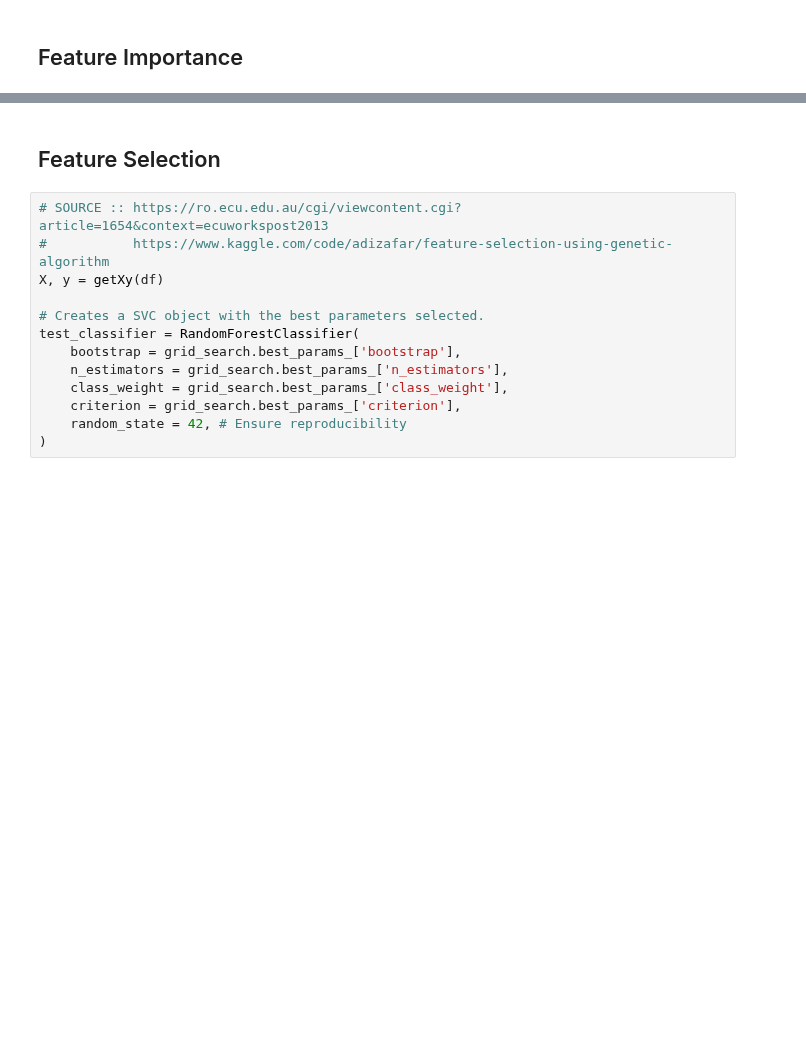
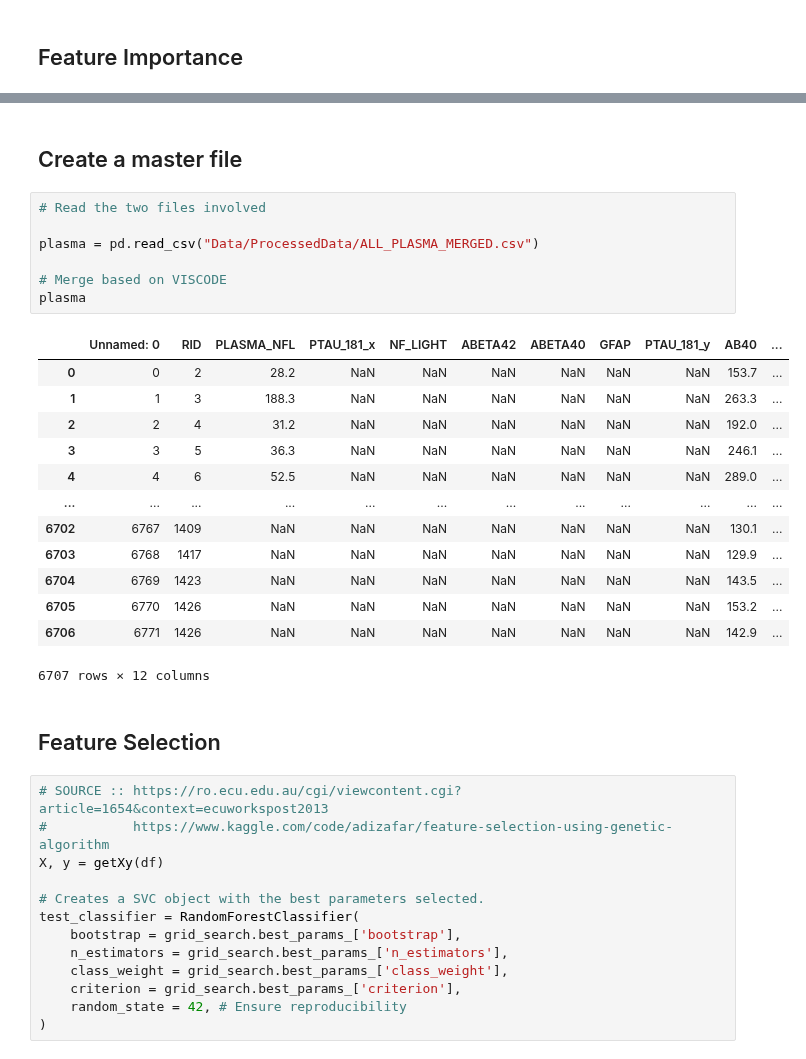
Before and after one commit to danielmakin/NoMoreAlzheimersDisease, a Jupyter notebook: main.ipynb, the cells around one changed output, grey strips where cells are left out. Saved outputs shown, nothing was run; the diff lists cells and outputs as text; blank space fills up the shorter version.

Commit message:
Starting to merge the files

```diff
--- a/main.ipynb
+++ b/main.ipynb
@@ -481,3 +479,26 @@ Text(0, 0.5, 'Relative Importance')
+# %% [markdown]
+## Create a master file
+# %%
+# Read the two files involved
+
+plasma = pd.read_csv("Data/ProcessedData/ALL_PLASMA_MERGED.csv")
+
+# Merge based on VISCODE
+plasma
+# %% [output]
+|  | Unnamed: 0 | RID | PLASMA_NFL | PTAU_181_x | NF_LIGHT | ABETA42 | ABETA40 | GFAP | PTAU_181_y | AB40 | ... |
+| 0 | 0 | 2 | 28.2 | NaN | NaN | NaN | NaN | NaN | NaN | 153.7 | ... |
+| 1 | 1 | 3 | 188.3 | NaN | NaN | NaN | NaN | NaN | NaN | 263.3 | ... |
+| 2 | 2 | 4 | 31.2 | NaN | NaN | NaN | NaN | NaN | NaN | 192.0 | ... |
+| 3 | 3 | 5 | 36.3 | NaN | NaN | NaN | NaN | NaN | NaN | 246.1 | ... |
+| 4 | 4 | 6 | 52.5 | NaN | NaN | NaN | NaN | NaN | NaN | 289.0 | ... |
+| ... | ... | ... | ... | ... | ... | ... | ... | ... | ... | ... | ... |
+| 6702 | 6767 | 1409 | NaN | NaN | NaN | NaN | NaN | NaN | NaN | 130.1 | ... |
+| 6703 | 6768 | 1417 | NaN | NaN | NaN | NaN | NaN | NaN | NaN | 129.9 | ... |
+| 6704 | 6769 | 1423 | NaN | NaN | NaN | NaN | NaN | NaN | NaN | 143.5 | ... |
+| 6705 | 6770 | 1426 | NaN | NaN | NaN | NaN | NaN | NaN | NaN | 153.2 | ... |
+| 6706 | 6771 | 1426 | NaN | NaN | NaN | NaN | NaN | NaN | NaN | 142.9 | ... |
+6707 rows × 12 columns
 # %% [markdown]
 ## Feature Selection
 # %%
```
Also changed, not shown: parts of 9 cells of this notebook.
